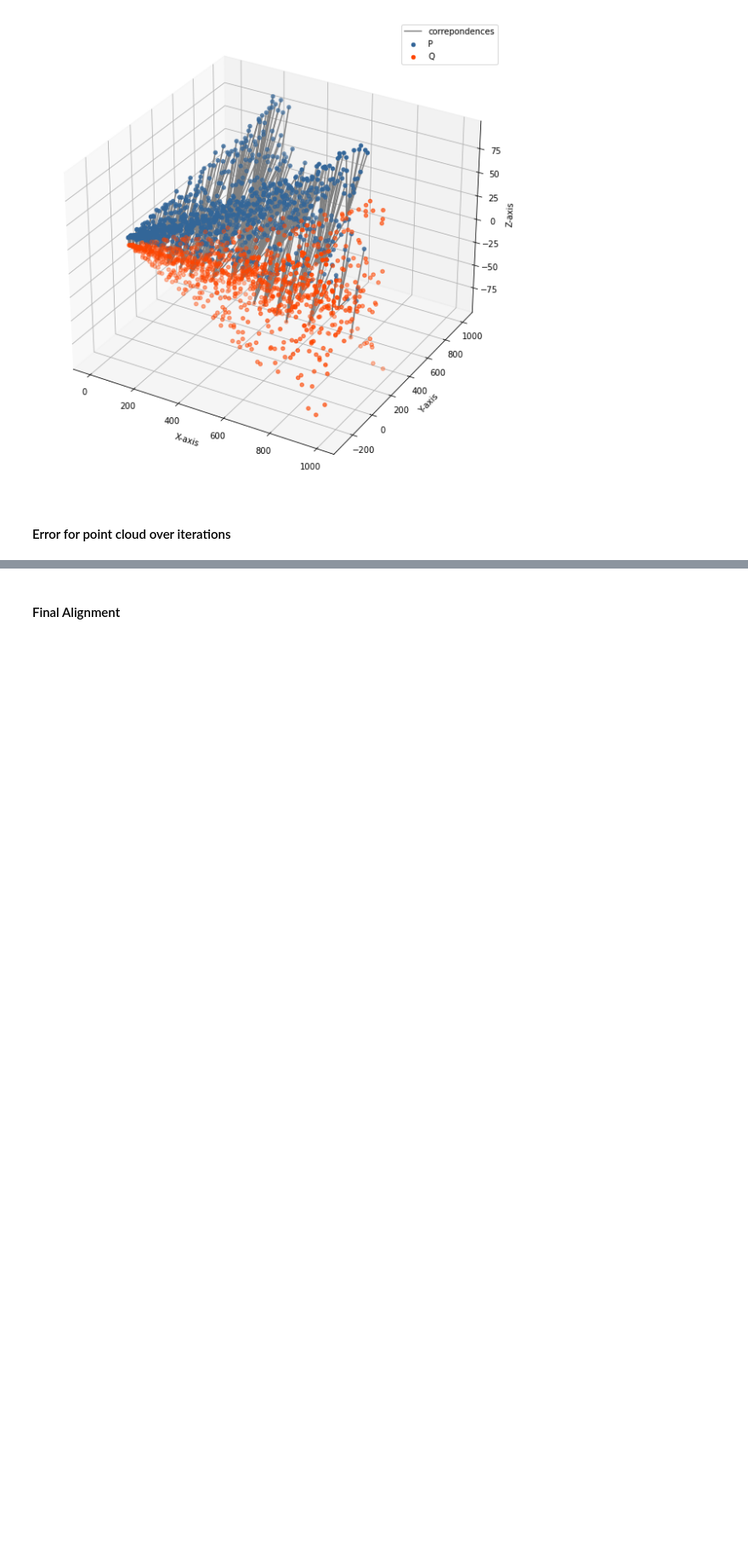
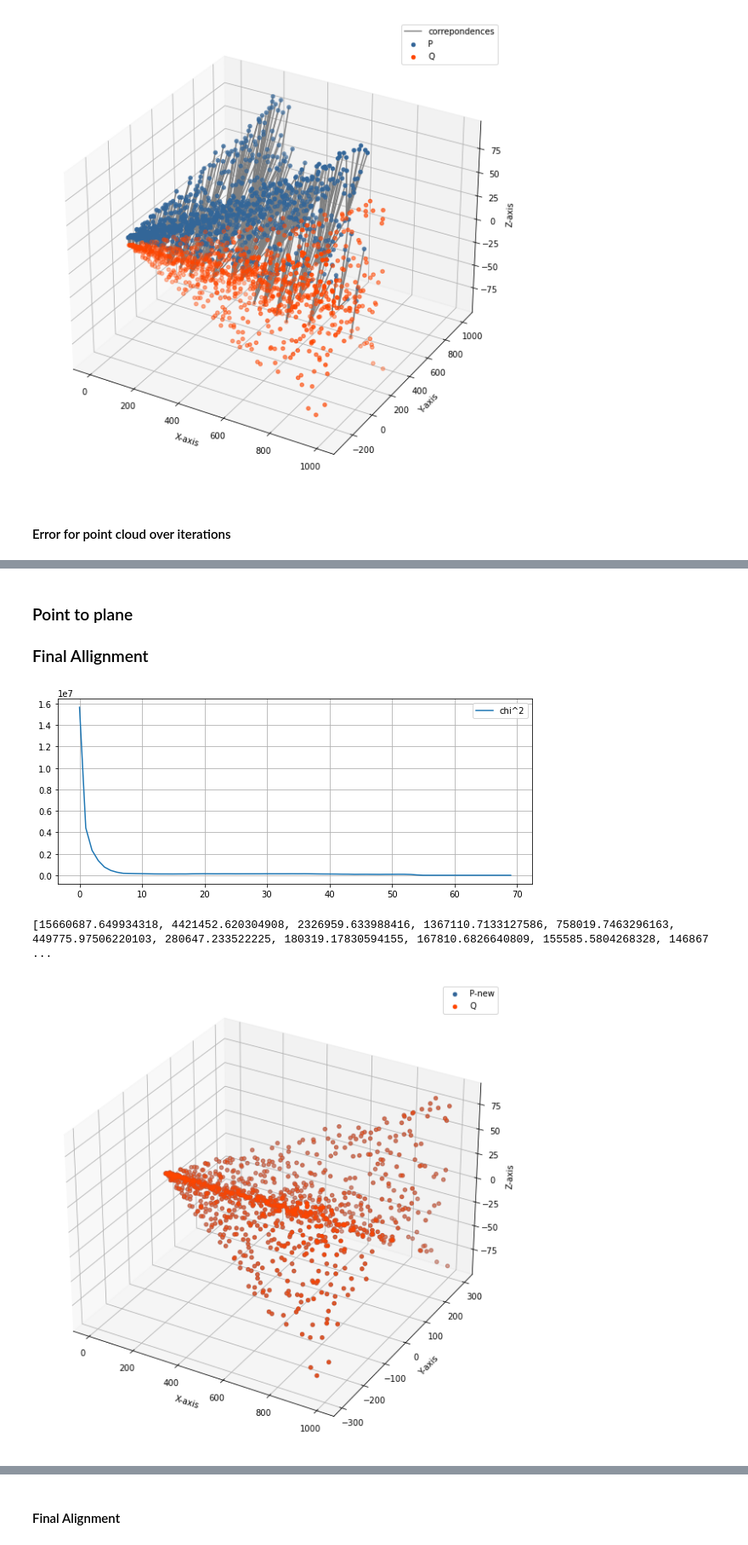
Before and after one commit to dhawals1939/Advanced-Graphics-AR-and-VR, a Jupyter notebook: 2019201089-Assignment3/Non Linear Least Squares.ipynb, the cells around one changed output, grey strips where cells are left out. Shown at 85% size. Cells and saved outputs as stored; diff of their text form; code cells hidden in the pictures; blank space fills up the shorter version.

```diff
--- a/2019201089-Assignment3/Non Linear Least Squares.ipynb
+++ b/2019201089-Assignment3/Non Linear Least Squares.ipynb
@@ -371,0 +371,15 @@ print(chi_values)
+# %% [markdown]
+### Point to plane
+### Final Allignment
+# %%
+normals, normals_to_draw = compute_normals(Q)
+
+P_values, chi_values, corresp_values = icp_normal(P, Q, normals, iterations=70)
+plot_values(chi_values, label="chi^2")
+print(chi_values)
+ax = plot_data(P_values[-1], Q, label_1='P-new', label_2='Q')
+plt.show()
+# %% [output]
+[figure, added]
+[15660687.649934318, 4421452.620304908, 2326959.633988416, 1367110.7133127586, 758019.7463296163, 449775.97506220103, 280647.233522225, 180319.17830594155, 167810.6826640809, 155585.5804268328, 146867 ...
+[figure, added]
```
Also changed, not shown: parts of 30 cells of this notebook, 8 other files.
